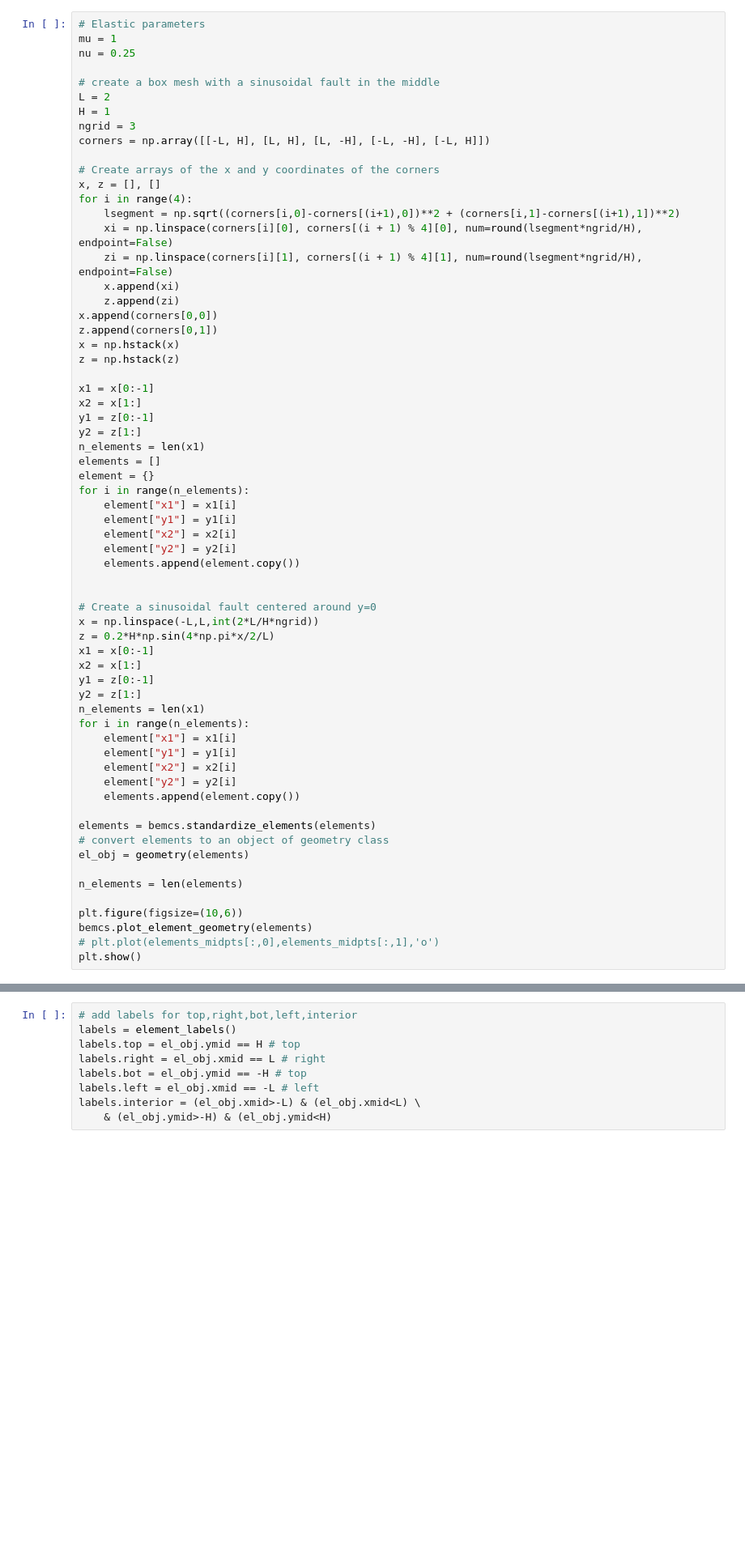
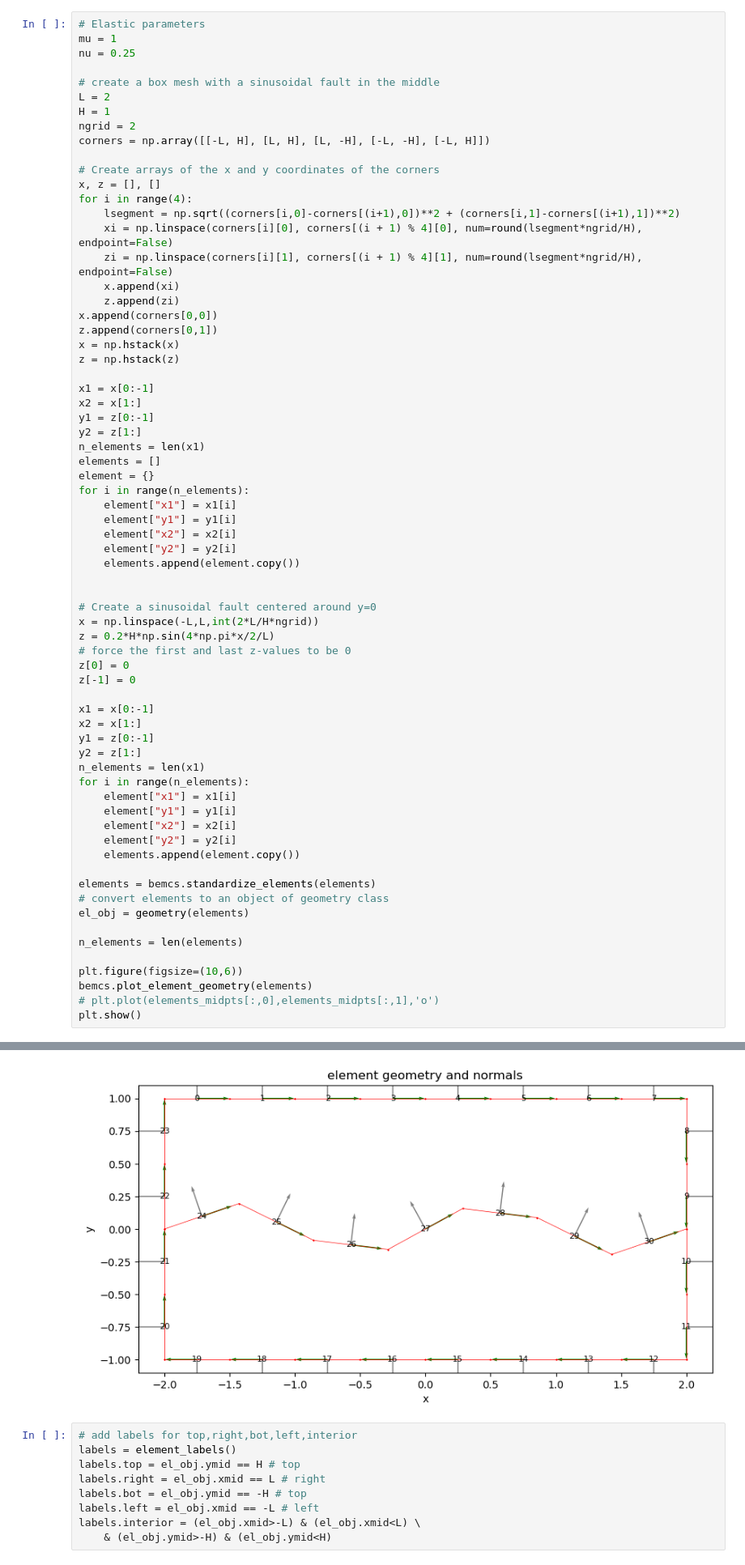
Before and after one commit to mallickrishg/bemcs, a Jupyter notebook: examples/examples_3_intersectingfaults.ipynb, the cells around one changed output, grey strips where cells are left out. Shown at 81% size. Cells and saved outputs as stored; diff of their text form; blank space fills up the shorter version.

Commit message:
figured out how to label elements sharing a node

```diff
--- a/examples/examples_3_intersectingfaults.ipynb
+++ b/examples/examples_3_intersectingfaults.ipynb
@@ -51,7 +51,7 @@ nu = 0.25
 # create a box mesh with a sinusoidal fault in the middle
 L = 2
 H = 1
-ngrid = 3
+ngrid = 2
 corners = np.array([[-L, H], [L, H], [L, -H], [-L, -H], [-L, H]])
 
 # Create arrays of the x and y coordinates of the corners
@@ -85,6 +85,10 @@ for i in range(n_elements):
 # Create a sinusoidal fault centered around y=0
 x = np.linspace(-L,L,int(2*L/H*ngrid))
 z = 0.2*H*np.sin(4*np.pi*x/2/L)
+# force the first and last z-values to be 0
+z[0] = 0
+z[-1] = 0
+
 x1 = x[0:-1]
 x2 = x[1:]
 y1 = z[0:-1]
@@ -112,3 +115,4 @@ plt.show()
+[figure, added]
 # %%
 # add labels for top,right,bot,left,interior
 labels = element_labels()
```
Also changed, not shown: parts of 6 cells of this notebook.
